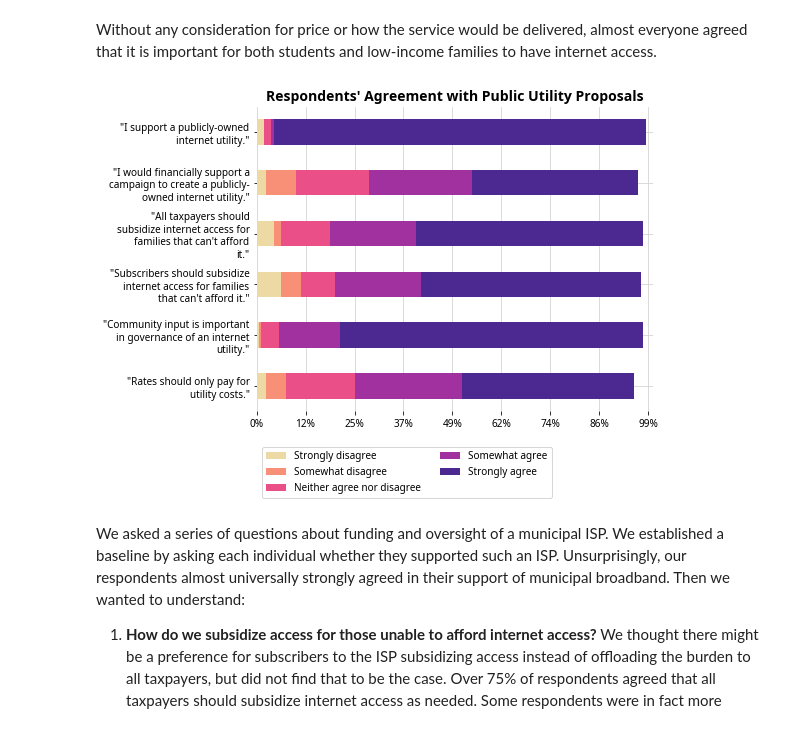
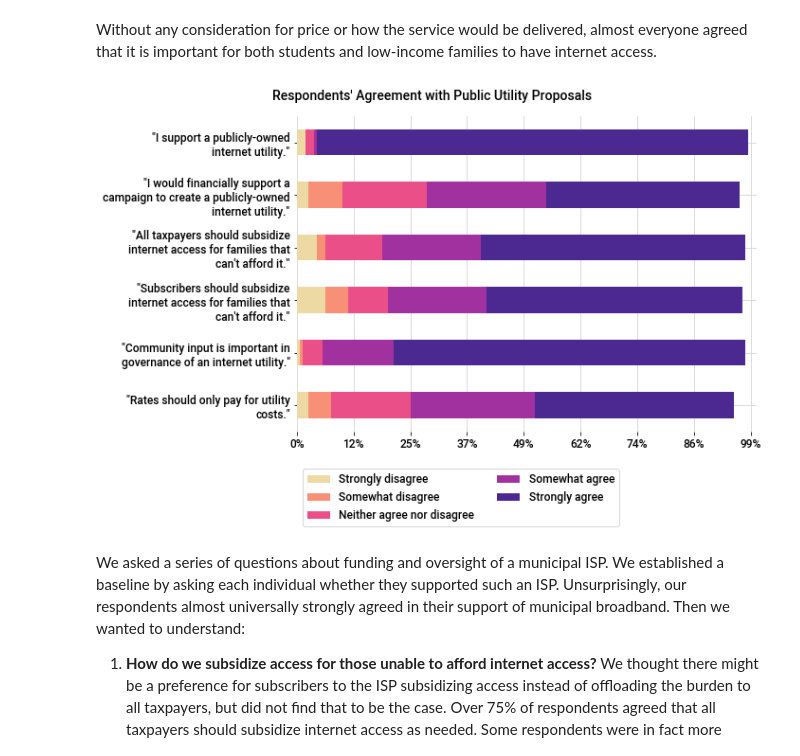
Before and after one commit to municipalbroadband/reports, a Jupyter notebook: mbpdx/2020-02-community-engagement/report.ipynb, the cells around one changed output. Cells and saved outputs as stored; diff of their text form; code cells hidden in the pictures.

```diff
--- a/mbpdx/2020-02-community-engagement/report.ipynb
+++ b/mbpdx/2020-02-community-engagement/report.ipynb
@@ -20,12 +20,15 @@ CMAP_SEQUENTIAL = agSunset_7_r.mpl_colormap
 CMAP_QUALITATIVE = Bold_7.mpl_colormap
 
 plt.rcParams['font.family'] = 'sans-serif'
-plt.rcParams['font.sans-serif'] = 'Noto Sans'
+plt.rcParams['font.size'] = 12
+plt.rcParams['font.weight'] = 'medium'
+plt.rcParams['font.sans-serif'] = 'Roboto'
 plt.rcParams['axes.edgecolor'] = 'none'
 plt.rcParams['axes.grid'] = True
 plt.rcParams['axes.axisbelow'] = True
-plt.rcParams['axes.titleweight'] = 'bold'
-plt.rcParams['axes.titlesize'] = 14
+plt.rcParams['axes.labelweight'] = 'medium'
+plt.rcParams['figure.titleweight'] = 'medium'
+plt.rcParams['figure.titlesize'] = 14
 plt.rcParams['grid.color'] = 'lightgrey'
 
 df = combined()
@@ -200,39 +210,39 @@ Without any consideration for price or how the service would be delivered, almos
 # %%
 s = df.filter([
     'support_utility',
     'support_financial',
     'importance_user_input',
     'importance_rates_direct',
     'subsidize_subscribers',
     'subsidize_taxpayers',
 ]).stack()
 idf = pandas.DataFrame(s.groupby([pandas.Grouper(level=1), s]).size()).unstack()
 idf.columns = idf.columns.droplevel()
 idf.rename(index={
-    'support_utility': textwrap.fill('"I support a publicly-owned internet utility."', 30),
-    'support_financial': textwrap.fill('"I would financially support a campaign to create a publicly-owned internet utility."', 30),
-    'subsidize_taxpayers': textwrap.fill('"All taxpayers should subsidize internet access for families that can\'t afford it."', 30),
-    'subsidize_subscribers': textwrap.fill('"Subscribers should subsidize internet access for families that can\'t afford it."', 30),
-    'importance_user_input': textwrap.fill('"Community input is important in governance of an internet utility."', 30),
-    'importance_rates_direct': textwrap.fill('"Rates should only pay for utility costs."', 30),
+    'support_utility': textwrap.fill('"I support a publicly-owned internet utility."', 35),
+    'support_financial': textwrap.fill('"I would financially support a campaign to create a publicly-owned internet utility."', 35),
+    'subsidize_taxpayers': textwrap.fill('"All taxpayers should subsidize internet access for families that can\'t afford it."', 35),
+    'subsidize_subscribers': textwrap.fill('"Subscribers should subsidize internet access for families that can\'t afford it."', 35),
+    'importance_user_input': textwrap.fill('"Community input is important in governance of an internet utility."', 35),
+    'importance_rates_direct': textwrap.fill('"Rates should only pay for utility costs."', 35),
 }, inplace=True)
 
 ax = idf.plot(
     kind='barh',
     stacked=True,
-    figsize=(8, 6),
+    figsize=(10, 7),
     cmap=CMAP_SEQUENTIAL,
 )
 ax.xaxis.set_major_formatter(mtick.PercentFormatter(decimals=0, xmax=len(df.index)))
 
-plt.title("Respondents' Agreement with Public Utility Proposals")
+plt.suptitle("Respondents' Agreement with Public Utility Proposals")
 plt.xlim(0, len(df.index))
 plt.legend(loc='upper left', bbox_to_anchor=(0, -0.1), ncol=2)
-plt.tight_layout()
+plt.tight_layout(rect=[0, 0.03, 1, 0.95])
 
 plt.show()
 # %% [output]
-[figure, old version]
+[figure, new version]
 # %% [markdown]
 We asked a series of questions about funding and oversight of a municipal ISP. We established a baseline by asking each individual whether they supported such an ISP. Unsurprisingly, our respondents almost universally strongly agreed in their support of municipal broadband. Then we wanted to understand:
 
```
Also changed, not shown: parts of 6 cells of this notebook.
